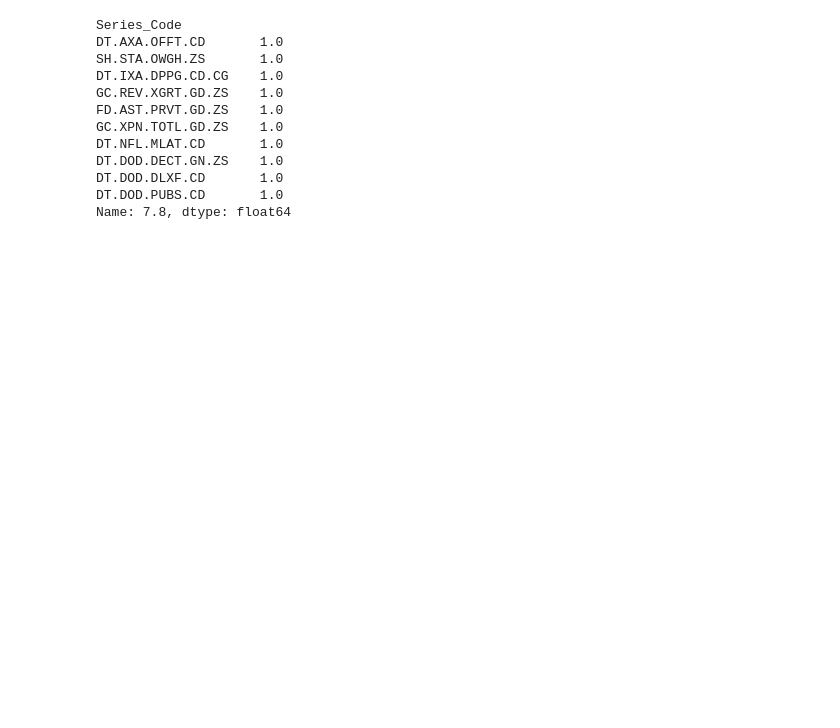
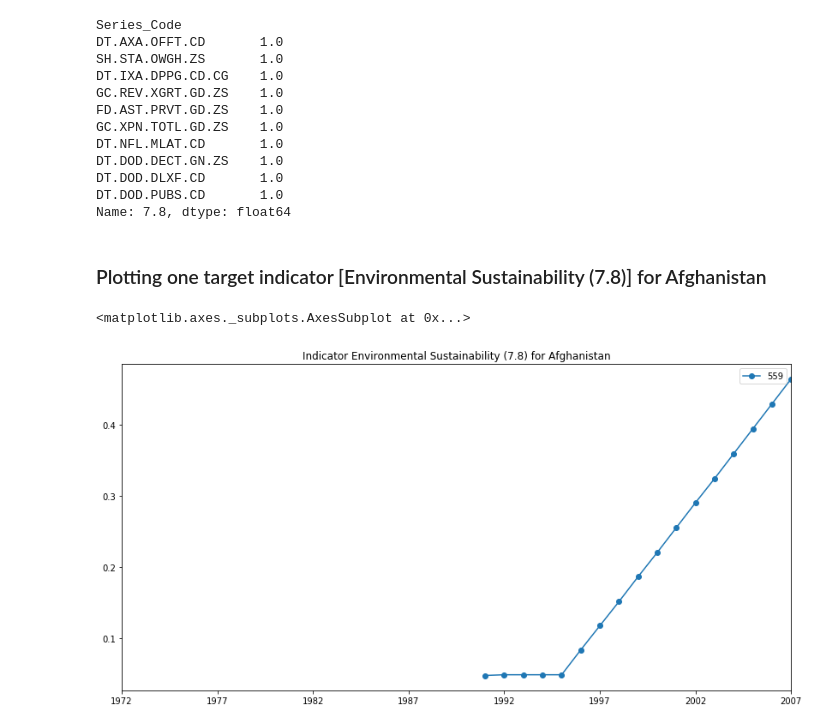
Before and after one commit to machine-learning-study-group/time-series-millenium-goals, a Jupyter notebook: 2-prepare-data.ipynb, the cells around one changed output. Drawn from its saved outputs; the diff is of its cells as text; code cells hidden in the pictures; blank space fills up the shorter version.

```diff
--- a/2-prepare-data.ipynb
+++ b/2-prepare-data.ipynb
@@ -747,3 +753,12 @@ DT.DOD.DECT.GN.ZS    1.0
 DT.DOD.DLXF.CD       1.0
 DT.DOD.PUBS.CD       1.0
 Name: 7.8, dtype: float64
+# %% [markdown]
+### Plotting one target indicator [Environmental Sustainability (7.8)] for Afghanistan
+# %%
+df_afghanistan_7_8 = df[ (df["Country_Name"] == "Afghanistan") & (df["Series_Code"] == "7.8")]
+df_afghanistan_7_8_1972_to_2007 = df_afghanistan_7_8.loc[:, "1972":"2007"]
+df_afghanistan_7_8_1972_to_2007.T.plot(marker="o", title="Indicator Environmental Sustainability (7.8) for Afghanistan")
+# %% [output]
+<matplotlib.axes._subplots.AxesSubplot at 0x...>
+[figure, added]
```
Also changed, not shown: parts of 14 cells of this notebook.
